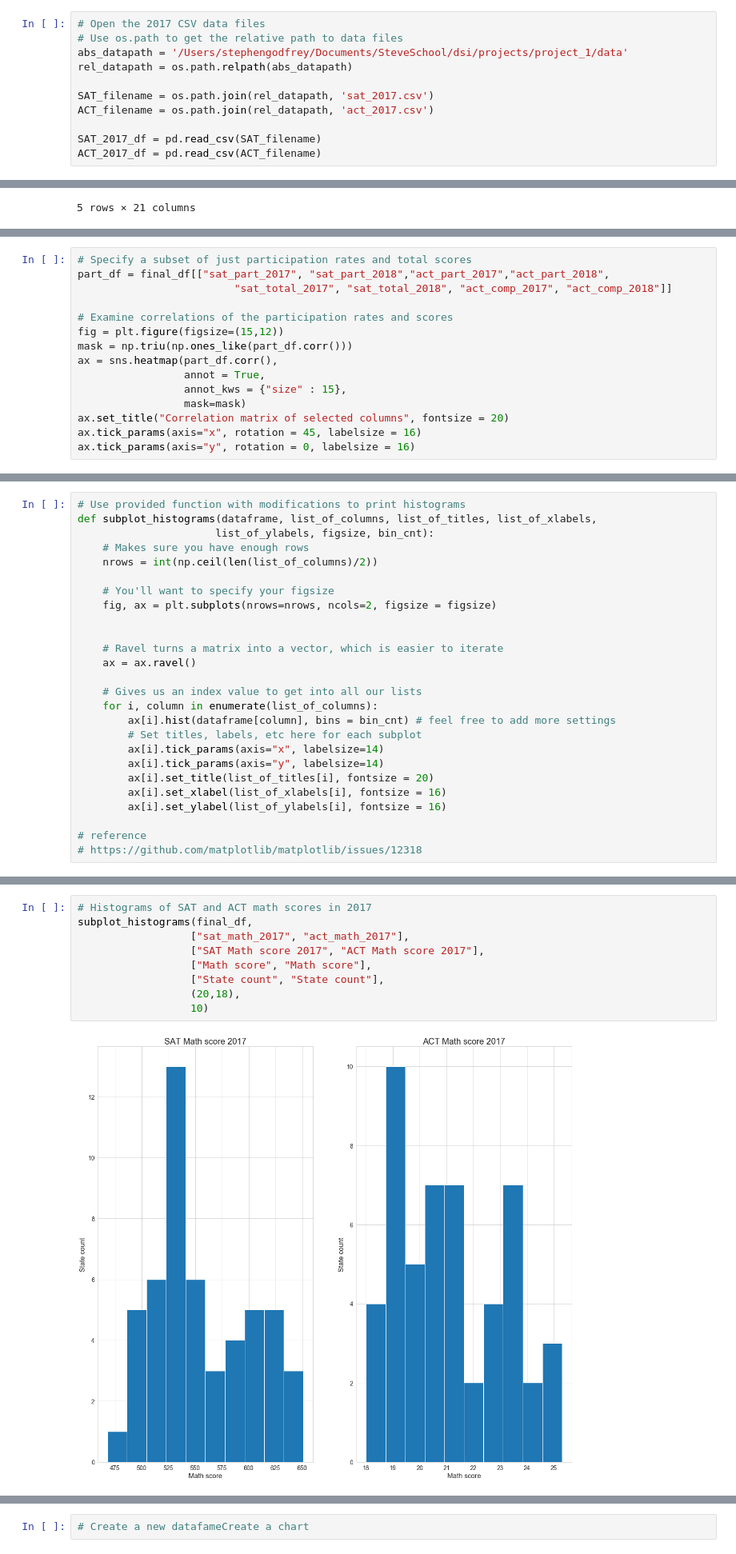
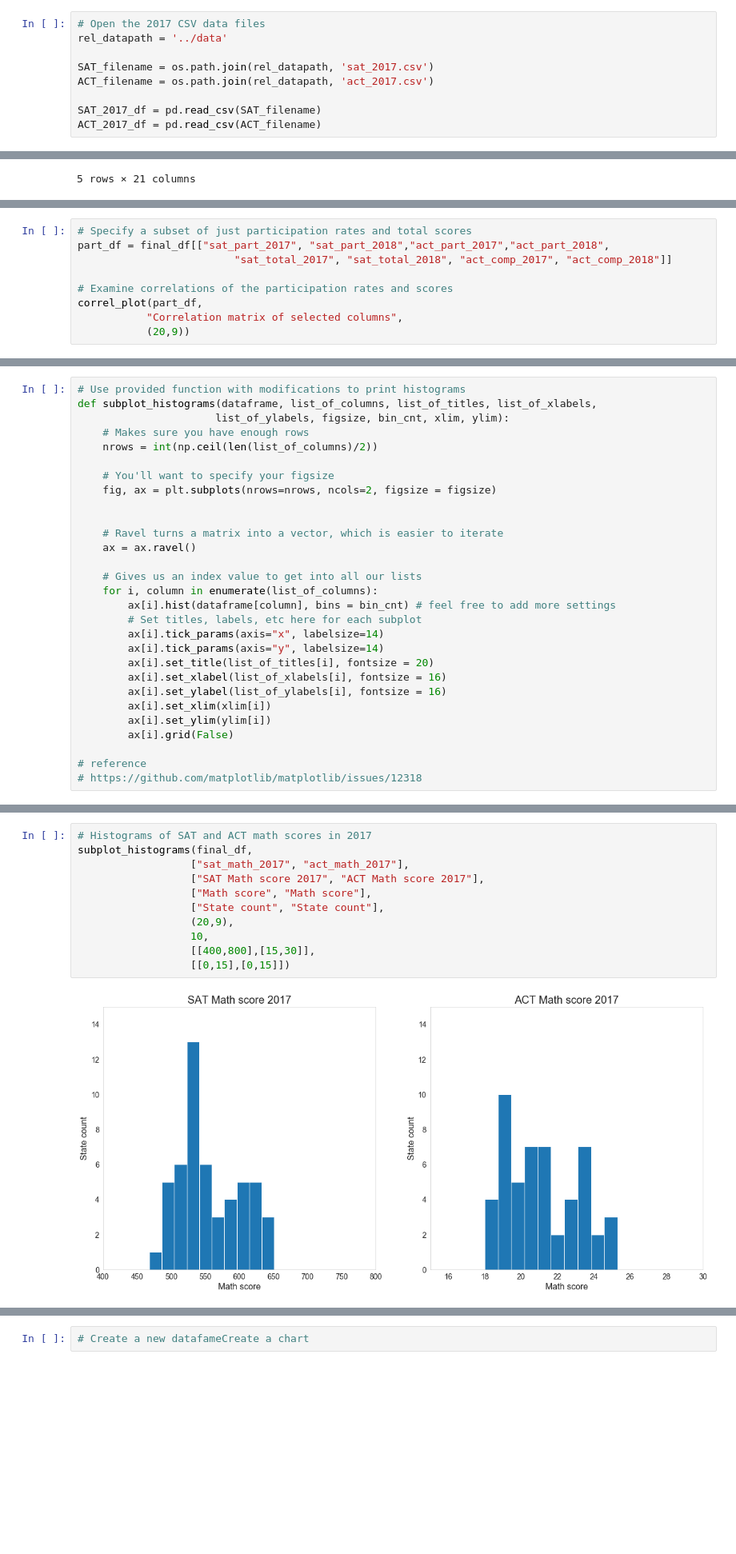
Before and after one commit to sgodfrey66/SAT_ACT_participation, a Jupyter notebook: code/ACT-SAT_Analysis_Steve_Godfrey.ipynb, the cells around one changed output, grey strips where cells are left out. Shown at 80% size. Saved outputs shown, nothing was run; the diff lists cells and outputs as text; blank space fills up the shorter version.

```diff
--- a/code/ACT-SAT_Analysis_Steve_Godfrey.ipynb
+++ b/code/ACT-SAT_Analysis_Steve_Godfrey.ipynb
@@ -45,9 +54,7 @@ sns.set_style("whitegrid")
 Read in the `sat_2017.csv` and `act_2017.csv` files and assign them to appropriately named pandas dataframes.
 # %%
 # Open the 2017 CSV data files
-# Use os.path to get the relative path to data files
-abs_datapath = '/Users/stephengodfrey/Documents/SteveSchool/dsi/projects/project_1/data'
-rel_datapath = os.path.relpath(abs_datapath)
+rel_datapath = '../data'
 
 SAT_filename = os.path.join(rel_datapath, 'sat_2017.csv')
 ACT_filename = os.path.join(rel_datapath, 'act_2017.csv')
@@ -1016,13 +1021,7 @@ part_df = final_df[["sat_part_2017", "sat_part_2018","act_part_2017","act_part_2
                          "sat_total_2017", "sat_total_2018", "act_comp_2017", "act_comp_2018"]]
 
 # Examine correlations of the participation rates and scores
-fig = plt.figure(figsize=(15,12))
-mask = np.triu(np.ones_like(part_df.corr()))
-ax = sns.heatmap(part_df.corr(),
-                 annot = True,
-                 annot_kws = {"size" : 15},
-                 mask=mask)
-ax.set_title("Correlation matrix of selected columns", fontsize = 20)
-ax.tick_params(axis="x", rotation = 45, labelsize = 16)
-ax.tick_params(axis="y", rotation = 0, labelsize = 16)
+correl_plot(part_df,
+           "Correlation matrix of selected columns",
+           (20,9))
 # %% [output]
@@ -1046,7 +1045,7 @@ Here's some starter code:
 # %%
 # Use provided function with modifications to print histograms
 def subplot_histograms(dataframe, list_of_columns, list_of_titles, list_of_xlabels,
-                      list_of_ylabels, figsize, bin_cnt):
+                      list_of_ylabels, figsize, bin_cnt, xlim, ylim):
     # Makes sure you have enough rows
     nrows = int(np.ceil(len(list_of_columns)/2))
 
@@ -1066,6 +1065,9 @@ def subplot_histograms(dataframe, list_of_columns, list_of_titles, list_of_xlabe
         ax[i].set_title(list_of_titles[i], fontsize = 20)
         ax[i].set_xlabel(list_of_xlabels[i], fontsize = 16)
         ax[i].set_ylabel(list_of_ylabels[i], fontsize = 16)
+        ax[i].set_xlim(xlim[i])
+        ax[i].set_ylim(ylim[i])
+        ax[i].grid(False)
 
 # reference
 # https://github.com/matplotlib/matplotlib/issues/12318
@@ -1104,14 +1110,16 @@ subplot_histograms(final_df,
 # %%
 # Histograms of SAT and ACT math scores in 2017
 subplot_histograms(final_df,
                   ["sat_math_2017", "act_math_2017"],
                   ["SAT Math score 2017", "ACT Math score 2017"],
                   ["Math score", "Math score"],
                   ["State count", "State count"],
-                  (20,18),
-                  10)
+                  (20,9),
+                  10,
+                  [[400,800],[15,30]],
+                  [[0,15],[0,15]])
 # %% [output]
-[figure, old version]
+[figure, new version]
 # %%
 # Histograms of SAT and ACT math scores in 2017
 subplot_histograms(final_df,
```
Also changed, not shown: parts of 44 cells of this notebook, 5 other files.
